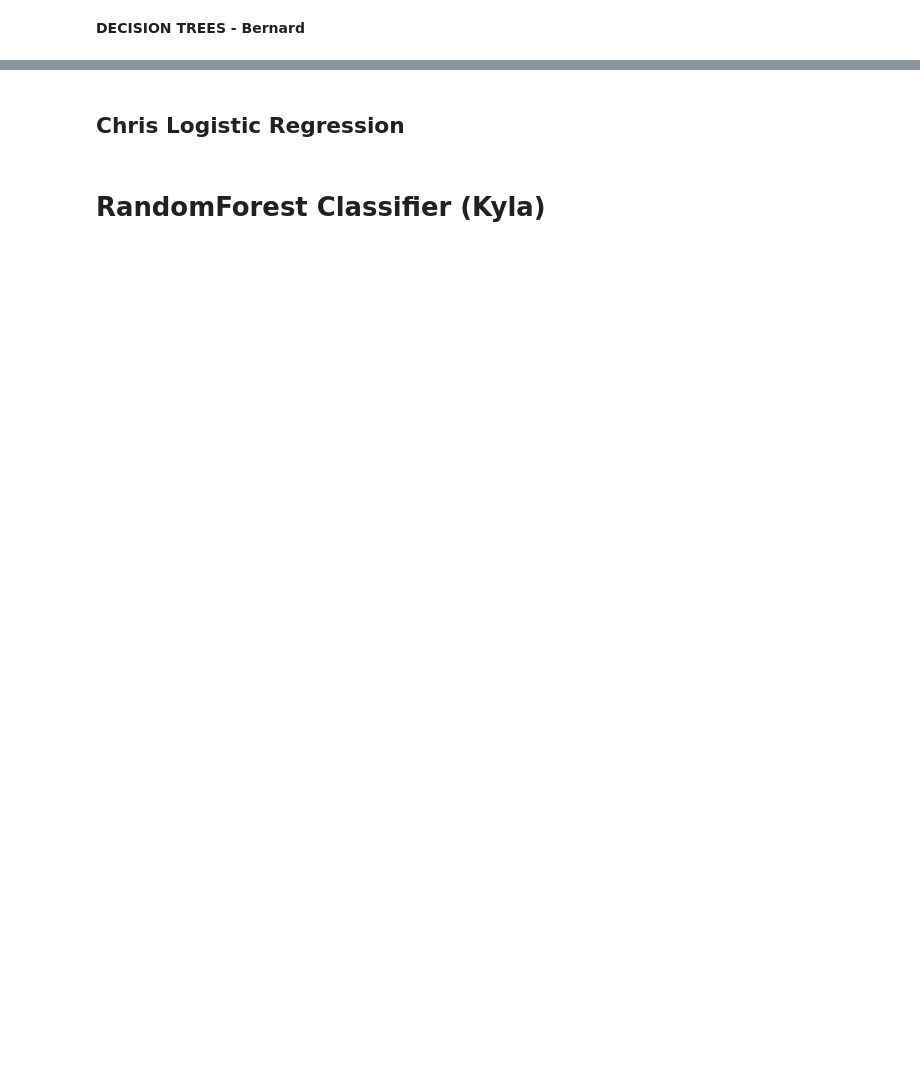
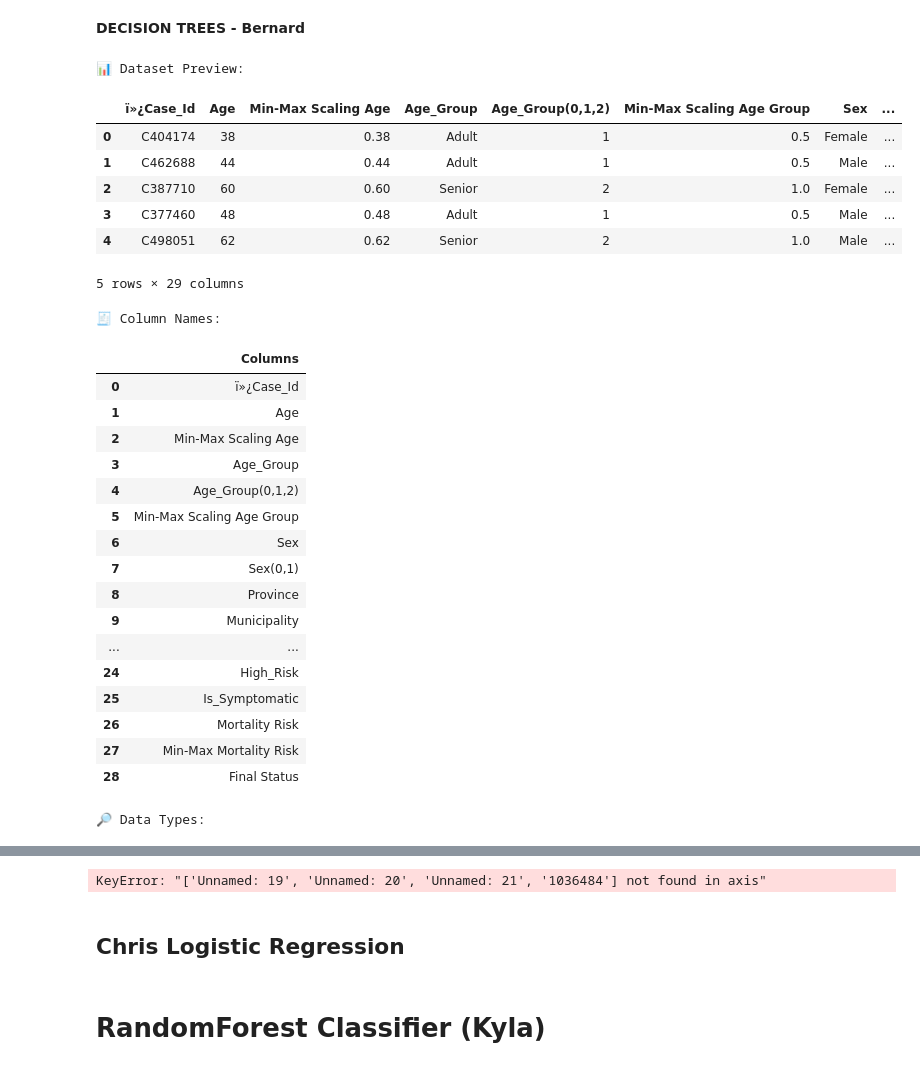
Before and after one commit to ChrisRamirez02/Phase3Ramirez, a Jupyter notebook: Phase3.ipynb, the cells around one changed output, grey strips where cells are left out. Saved outputs shown, nothing was run; the diff lists cells and outputs as text; code cells hidden in the pictures; blank space fills up the shorter version.

```diff
--- a/Phase3.ipynb
+++ b/Phase3.ipynb
@@ -157,11 +193,14 @@ from sklearn.metrics import accuracy_score, classification_report, confusion_mat
 # =====================================================
 # Load Dataset
 # =====================================================
+# Define the raw GitHub URL as a string
+url = 'https://github.com/ChrisRamirez02/Phase3Ramirez'
 
-data = pd.read_csv(
-    "/content/NegativeResultOnly(Sheet1).csv",
-    encoding="latin1"
-)
+# Use pandas to read the CSV directly into a DataFrame
+df = pd.read_csv(url)
+
+# Display the first few rows of the DataFrame
+print(df.head())
 
 # =====================================================
 # Clean Dataset Preview (Formatted)
@@ -233,30 +272,58 @@ model.fit(X_train, y_train)
 y_pred = model.predict(X_test)
 
 # =====================================================
 # 🔟 Formatted Performance Output
 # =====================================================
 
 accuracy = accuracy_score(y_test, y_pred)
 cm = confusion_matrix(y_test, y_pred)
 
 print("\n" + "="*55)
 print("📊 DECISION TREE MODEL PERFORMANCE")
 print("="*55)
 
 # Accuracy
 print(f"\n✅ Accuracy: {accuracy*100:.2f}%")
 
 # Classification Report
 print("\n📄 Classification Report")
 print("-"*55)
 print(classification_report(y_test, y_pred, digits=4))
 
 # Confusion Matrix
 print("\n🧩 Confusion Matrix")
 print("-"*55)
 print("             Predicted")
 print("             0     1")
 print(f"Actual 0     {cm[0][0]}     {cm[0][1]}")
 print(f"Actual 1     {cm[1][0]}     {cm[1][1]}")
 
 print("="*55)
+# %% [output]
+📊 Dataset Preview:
+|  | ï»¿Case_Id | Age | Min-Max Scaling Age | Age_Group | Age_Group(0,1,2) | Min-Max Scaling Age Group | Sex | ... |
+| 0 | C404174 | 38 | 0.38 | Adult | 1 | 0.5 | Female | ... |
+| 1 | C462688 | 44 | 0.44 | Adult | 1 | 0.5 | Male | ... |
+| 2 | C387710 | 60 | 0.60 | Senior | 2 | 1.0 | Female | ... |
+| 3 | C377460 | 48 | 0.48 | Adult | 1 | 0.5 | Male | ... |
+| 4 | C498051 | 62 | 0.62 | Senior | 2 | 1.0 | Male | ... |
+5 rows × 29 columns
+🧾 Column Names:
+|  | Columns |
+| 0 | ï»¿Case_Id |
+| 1 | Age |
+| 2 | Min-Max Scaling Age |
+| 3 | Age_Group |
+| 4 | Age_Group(0,1,2) |
+| 5 | Min-Max Scaling Age Group |
+| 6 | Sex |
+| 7 | Sex(0,1) |
+| 8 | Province |
+| 9 | Municipality |
+| ... | ... |
+| 24 | High_Risk |
+| 25 | Is_Symptomatic |
+| 26 | Mortality Risk |
+| 27 | Min-Max Mortality Risk |
+| 28 | Final Status |
+🔎 Data Types:
@@ -263,3 +347,4 @@ print("="*55)
+KeyError: "['Unnamed: 19', 'Unnamed: 20', 'Unnamed: 21', '1036484'] not found in axis"
 # %%
 # =====================================================
 # 1️⃣1️⃣ Decision Tree Visualization
```
Also changed, not shown: parts of 8 cells of this notebook.
